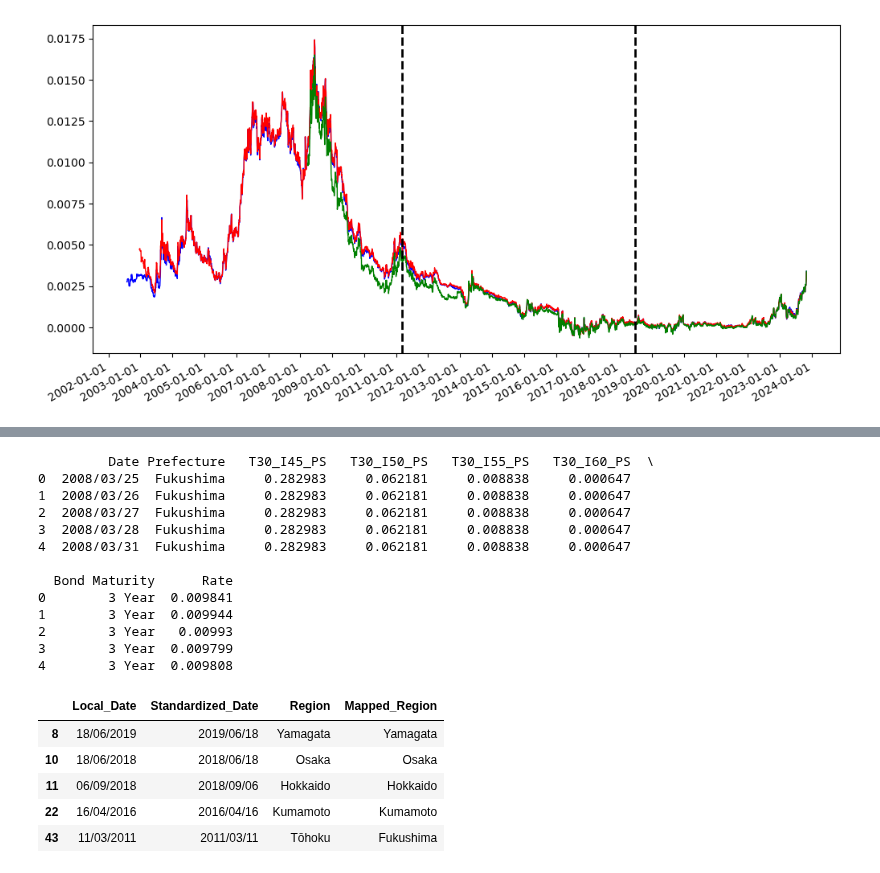
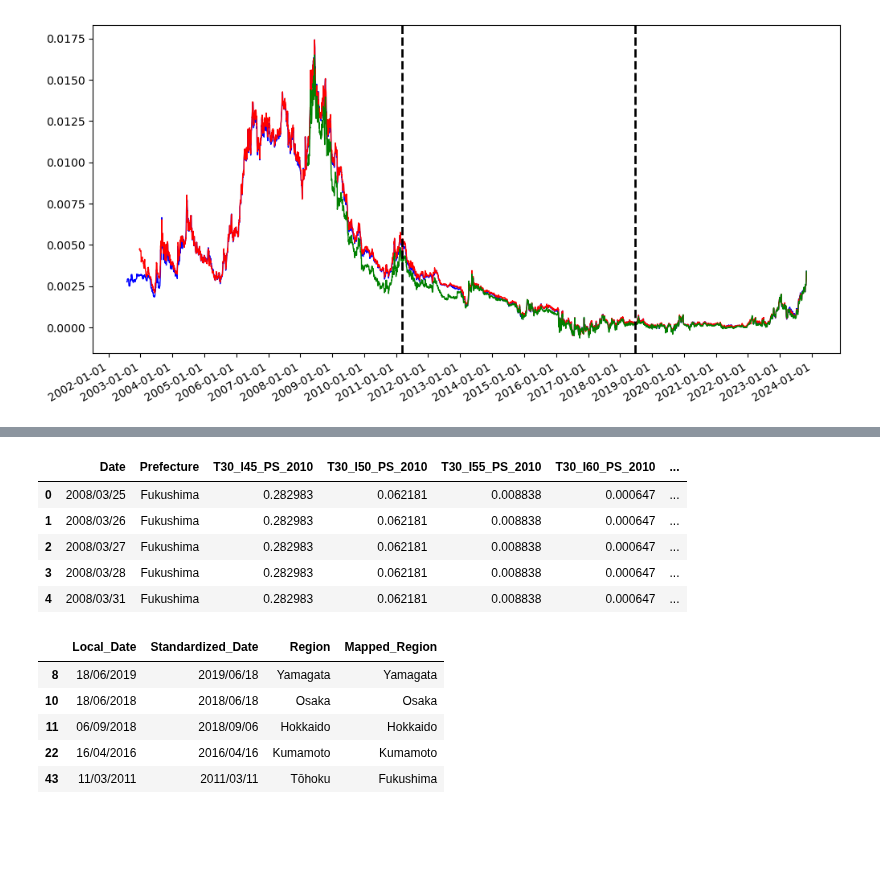
Before and after one commit to RussellzzZ/CausalInferenceDataScienceProject, a Jupyter notebook: data_project.ipynb, the cells around one changed output, grey strips where cells are left out. Drawn from its saved outputs; the diff is of its cells as text; code cells hidden in the pictures; blank space fills up the shorter version.

```diff
--- a/data_project.ipynb
+++ b/data_project.ipynb
@@ -423,6 +354,6 @@ earthquake_risks = {}
 total_sum = 0
 for prefecture in prefecture_for_mesh:
     unique_mesh_codes[prefecture] = set(pd.read_csv("data/" + prefecture + "Mesh.csv")[MESHCODE].unique())
-    for key in seismic_data:
-        seismic_data[key]["in"+prefecture] = seismic_data[key][COLUMNS[0]].astype(str).str[:8].astype(int).isin(unique_mesh_codes[prefecture]).astype(int)
-        earthquake_risks[f"{prefecture}_{key}"] = seismic_data[key].query(f"in{prefecture} == 1")
+    for year in seismic_data:
+        seismic_data[year]["in"+prefecture] = seismic_data[year][COLUMNS[0]].astype(str).str[:8].astype(int).isin(unique_mesh_codes[prefecture]).astype(int)
+        earthquake_risks[f"{prefecture}_{year}"] = seismic_data[year].query(f"in{prefecture} == 1")
@@ -454,7 +363,6 @@ prefecture_for_bond = ["Fukushima", "Hokkaido", "Osaka", "Kumamoto", "Fukuoka",
                         "Yamanashi", "Kyoto", "Nara", "Shiga", "Hiroshima", "Okayama", "Kagoshima", "Kochi", "Nagasaki", "Oita",
                         "Saga", "Shimane", "Tokushima", "Akita"]
 bond_data = {}
-panel_datas = {}
 risk_column_names = COLUMNS[1:]
 
 for prefecture in prefecture_for_bond:
@@ -463,19 +371,10 @@ for prefecture in prefecture_for_bond:
     bond_data[prefecture]['Date'] = bond_data[prefecture]['Date'].dt.strftime('%Y/%m/%d')
     bond_data[prefecture]['Prefecture'] = prefecture
 
-# risk_column_names = siesmic_risk_data[csv_file_name].columns[1:5]
-for year in Years:
-    panel_data = pd.DataFrame()
+panel_data = pd.DataFrame()
+for year in YEARS:
     for prefecture in prefecture_for_bond:
         for column in risk_column_names:
-            bond_data[prefecture][column] = earthquake_risks[f"{prefecture}_{year}"][column].mean()
-        panel_data = panel_data.append(bond_data[prefecture], ignore_index=True)
-    panel_datas[year] = panel_data
-
-
-
-    # panel_data = panel_data.append(bond_data[prefecture], ignore_index=True)
-    # print(prefecture+":")
-    # print(bond_data[prefecture].tail())
-    # print("="*55)
-# panel_data
+            bond_data[prefecture][f"{column}_{year}"] = earthquake_risks[f"{prefecture}_{year}"][column].mean()
+for prefecture in prefecture_for_bond:
+    panel_data = panel_data.append(bond_data[prefecture], ignore_index=True)
@@ -501,0 +381,4 @@ print(panel_datas)
+# %%
+print(panel_data.columns)
+panel_data.columns = panel_data.columns.str.strip()
+print(panel_data.columns)
@@ -502,29 +402,29 @@ print(panel_datas)
 # %%
-corrected_id_vars = ['Date', 'Prefecture', ' T30_I45_PS', ' T30_I50_PS', ' T30_I55_PS', ' T30_I60_PS']
+corrected_id_vars = ['Date', 'Prefecture', 'T30_I45_PS_2010', 'T30_I50_PS_2010', 'T30_I55_PS_2010',
+       'T30_I60_PS_2010', 'T30_I45_PS_2014', 'T30_I50_PS_2014',
+       'T30_I55_PS_2014', 'T30_I60_PS_2014', 'T30_I45_PS_2017',
+       'T30_I50_PS_2017', 'T30_I55_PS_2017', 'T30_I60_PS_2017',
+       'T30_I45_PS_2018', 'T30_I50_PS_2018', 'T30_I55_PS_2018',
+       'T30_I60_PS_2018']
+# year = '2010'
+# new_corrected_id_vars = [f'{var}_{year}' if var.startswith('T30') else var for var in corrected_id_vars]
 
 # Pivoting the dataframe longer with pd.melt
 long_df = pd.melt(panel_data,
                   id_vars=corrected_id_vars,
                   value_vars=['3 Year', '5 Year', '7 Year', '10 Year', '15 Year', '20 Year'],
                   var_name='Bond Maturity',
                   value_name='Rate')
 
 # Display the first few rows of the transformed dataframe
-print(long_df.head())
+long_df.head()
 # %% [output]
-         Date Prefecture   T30_I45_PS   T30_I50_PS   T30_I55_PS   T30_I60_PS  \
-0  2008/03/25  Fukushima     0.282983     0.062181     0.008838     0.000647
-1  2008/03/26  Fukushima     0.282983     0.062181     0.008838     0.000647
-2  2008/03/27  Fukushima     0.282983     0.062181     0.008838     0.000647
-3  2008/03/28  Fukushima     0.282983     0.062181     0.008838     0.000647
-4  2008/03/31  Fukushima     0.282983     0.062181     0.008838     0.000647
-
-  Bond Maturity      Rate
-0        3 Year  0.009841
-1        3 Year  0.009944
-2        3 Year   0.00993
-3        3 Year  0.009799
-4        3 Year  0.009808
+|  | Date | Prefecture | T30_I45_PS_2010 | T30_I50_PS_2010 | T30_I55_PS_2010 | T30_I60_PS_2010 | ... |
+| 0 | 2008/03/25 | Fukushima | 0.282983 | 0.062181 | 0.008838 | 0.000647 | ... |
+| 1 | 2008/03/26 | Fukushima | 0.282983 | 0.062181 | 0.008838 | 0.000647 | ... |
+| 2 | 2008/03/27 | Fukushima | 0.282983 | 0.062181 | 0.008838 | 0.000647 | ... |
+| 3 | 2008/03/28 | Fukushima | 0.282983 | 0.062181 | 0.008838 | 0.000647 | ... |
+| 4 | 2008/03/31 | Fukushima | 0.282983 | 0.062181 | 0.008838 | 0.000647 | ... |
 # %%
 # Standardizing the date format in the earthquake dataset to match the bond rates dataset
 earthquake_data['Standardized_Date'] = pd.to_datetime(earthquake_data['Local_Date'], format='%d/%m/%Y').dt.strftime('%Y/%m/%d')
```
Also changed, not shown: parts of 15 cells of this notebook.
